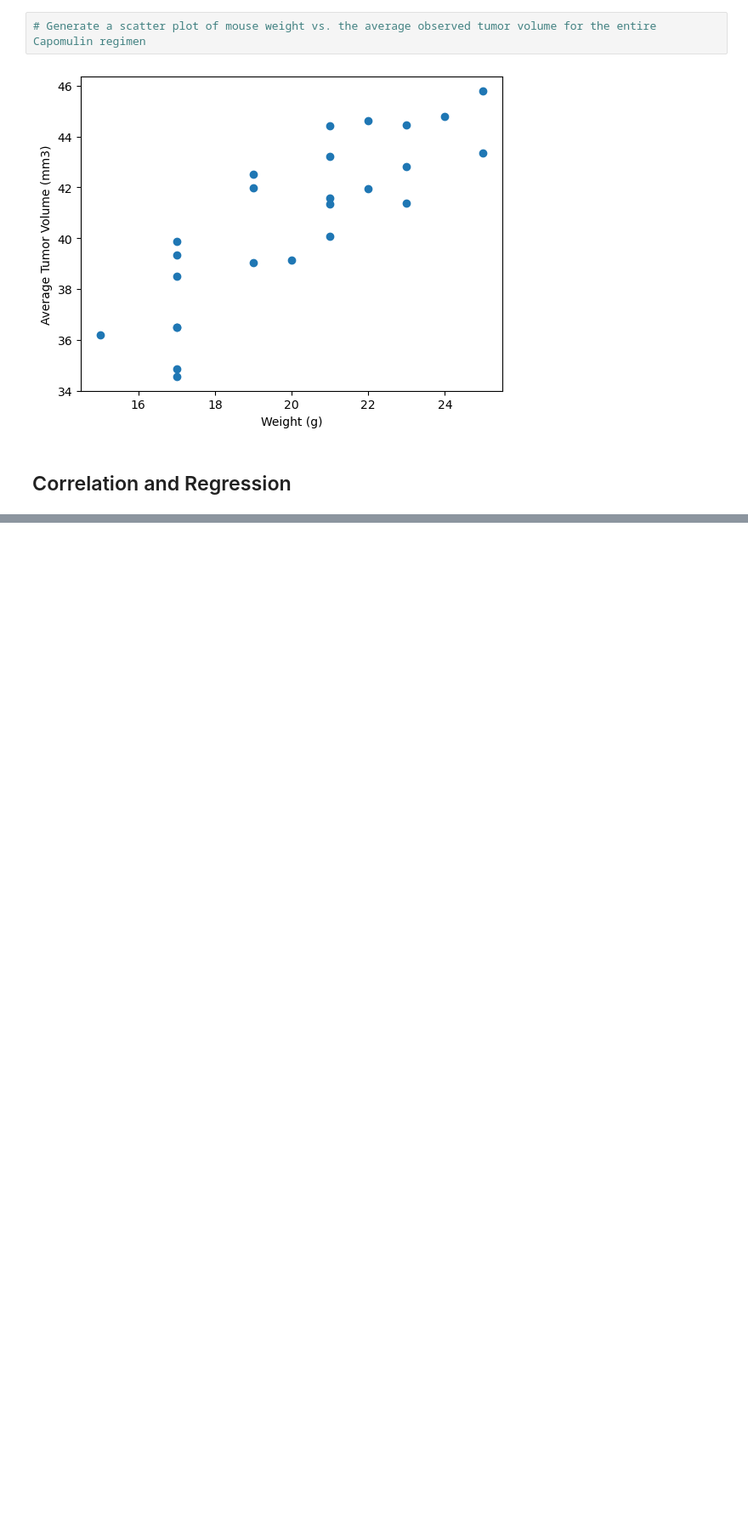
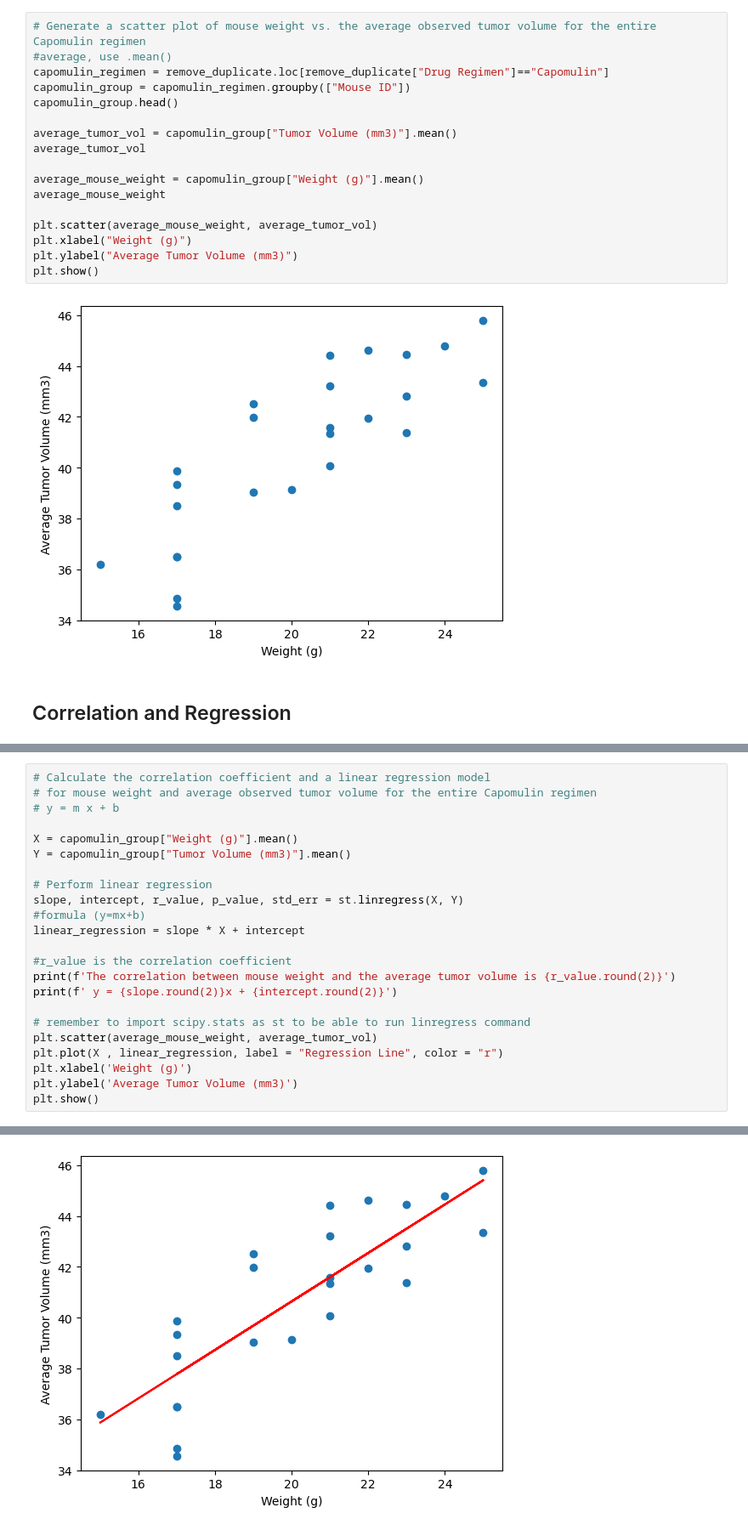
Before and after one commit to sienchoon/matplotlib-challenge, a Jupyter notebook: Pymaceuticals/pymaceuticals_starter.ipynb, the cells around one changed output, grey strips where cells are left out. Shown: that part at 85% size. Cells and saved outputs as stored; diff of their text form; blank space fills up the shorter version.

```diff
--- a/Pymaceuticals/pymaceuticals_starter.ipynb
+++ b/Pymaceuticals/pymaceuticals_starter.ipynb
@@ -304,6 +333,21 @@ Ceftamin's potential outliers: [87.66645829999999, 25.355449580000002], type(out
 [figure]
 # %%
 # Generate a scatter plot of mouse weight vs. the average observed tumor volume for the entire Capomulin regimen
+#average, use .mean()
+capomulin_regimen = remove_duplicate.loc[remove_duplicate["Drug Regimen"]=="Capomulin"]
+capomulin_group = capomulin_regimen.groupby(["Mouse ID"])
+capomulin_group.head()
+
+average_tumor_vol = capomulin_group["Tumor Volume (mm3)"].mean()
+average_tumor_vol
+
+average_mouse_weight = capomulin_group["Weight (g)"].mean()
+average_mouse_weight
+
+plt.scatter(average_mouse_weight, average_tumor_vol)
+plt.xlabel("Weight (g)")
+plt.ylabel("Average Tumor Volume (mm3)")
+plt.show()
 # %% [output]
 [figure]
 # %% [markdown]
@@ -316,0 +355,24 @@ The correlation between mouse weight and the average tumor volume is 0.84
+# %%
+# Calculate the correlation coefficient and a linear regression model
+# for mouse weight and average observed tumor volume for the entire Capomulin regimen
+# y = m x + b
+
+X = capomulin_group["Weight (g)"].mean()
+Y = capomulin_group["Tumor Volume (mm3)"].mean()
+
+# Perform linear regression
+slope, intercept, r_value, p_value, std_err = st.linregress(X, Y)
+#formula (y=mx+b)
+linear_regression = slope * X + intercept
+
+#r_value is the correlation coefficient
+print(f'The correlation between mouse weight and the average tumor volume is {r_value.round(2)}')
+print(f' y = {slope.round(2)}x + {intercept.round(2)}')
+
+# remember to import scipy.stats as st to be able to run linregress command
+plt.scatter(average_mouse_weight, average_tumor_vol)
+plt.plot(X , linear_regression, label = "Regression Line", color = "r")
+plt.xlabel('Weight (g)')
+plt.ylabel('Average Tumor Volume (mm3)')
+plt.show()
+# %% [output]
@@ -316,0 +381 @@ The correlation between mouse weight and the average tumor volume is 0.84
+[figure, added]
```
Also changed, not shown: parts of 10 cells of this notebook, 1 other file.
